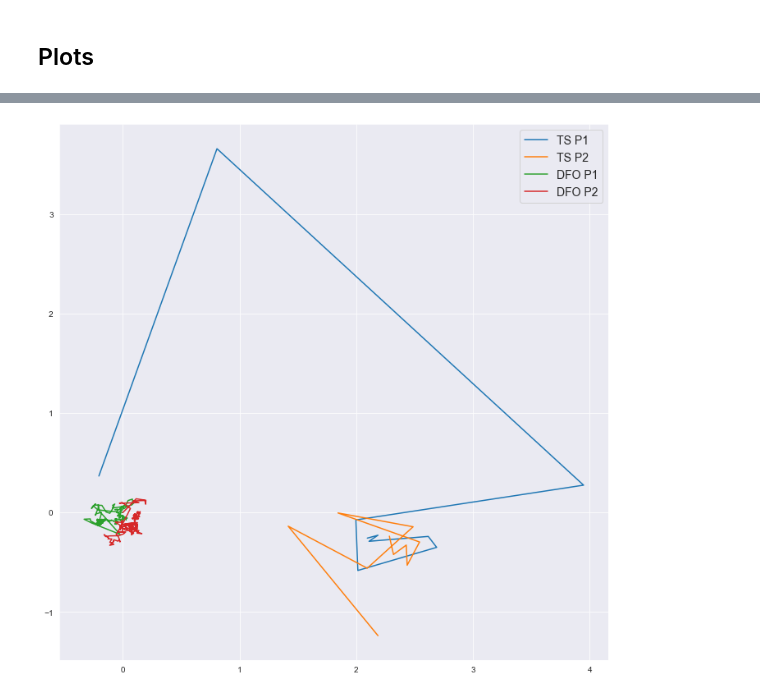
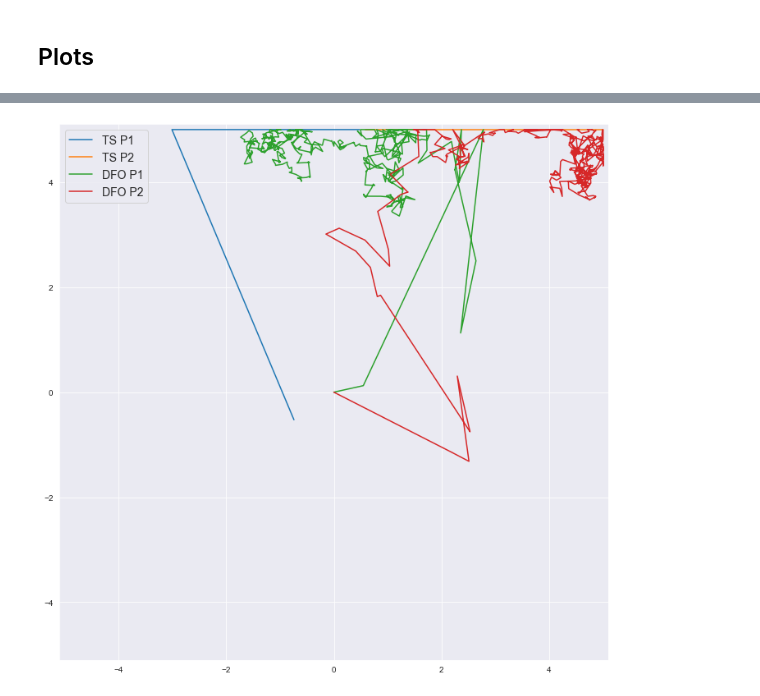
Before and after one commit to evanjfaulkner/DD-Games, a Jupyter notebook: Uber Lyft Simulation/Uber_vs_Lyft_sim.ipynb, the cells around one changed output, grey strips where cells are left out. Saved outputs shown, nothing was run; the diff lists cells and outputs as text; code cells hidden in the pictures.

```diff
--- a/Uber Lyft Simulation/Uber_vs_Lyft_sim.ipynb
+++ b/Uber Lyft Simulation/Uber_vs_Lyft_sim.ipynb
@@ -35,8 +35,8 @@ new_rides['price'] = new_rides.progress_apply(lambda row: 5*math.floor(row['pric
 
 cab_types_ = new_rides.cab_type.unique()
 distances_ = new_rides.distance.unique()
-hours_ = np.array([17,18,19])  # new_rides.hour.unique()
-prices_ = np.array([10, 15])# np.array([5*(i) for i in range(5)])  # new_rides.price.unique()
+hours_ = np.array([16,17,18,19,20])  # new_rides.hour.unique()
+prices_ = np.array([0,5,10,15])# np.array([5*(i) for i in range(5)])  # new_rides.price.unique()
 dates = len(new_rides.date.unique())
 
 g = np.zeros((len(cab_types_),len(prices_),len(hours_),len(distances_)))
@@ -55,8 +55,8 @@ np.random.seed(37)
 # Configurations
 # %%
 x = [17,2]  # [time, distance]
-g_uber = g[np.where(cab_types_=='Uber'),:,np.where(hours_==x[0]),np.where(distances_==x[1])].reshape((-1,1))
-g_lyft = g[np.where(cab_types_=='Lyft'),:,np.where(hours_==x[0]),np.where(distances_==x[1])].reshape((-1,1))
+g_uber = np.sum(g[np.where(cab_types_=='Uber'),:,:,np.where(distances_==x[1])], axis=3).reshape((-1,1))
+g_lyft = np.sum(g[np.where(cab_types_=='Lyft'),:,:,np.where(distances_==x[1])], axis=3).reshape((-1,1))
 
 prices_ = prices_.reshape((-1,1))
 
@@ -66,15 +66,20 @@ print(f'g_lyft = \n{g_lyft}')
 d_1 = len(g_uber)  # Dimension of each player's data/strategy
 d_2 = len(g_lyft)
 
-lambda_p1 = 1
-lambda_p2 = 1
+lambda_p1 = 1e0
+lambda_p2 = 1e0
 
-eta_p1 = 1e-3
-eta_p2 = 1e-3
+eta_p1 = 1e-2
+eta_p2 = 1e-2
 
 mu_p1 = -0.07*g_uber
-gamma_p1 = 0.03*g_uber
+gamma_p1 = 0.02*g_uber
 mu_p2 = -0.07*g_lyft
-gamma_p2 = 0.03*g_lyft
+gamma_p2 = 0.02*g_lyft
+
+print(f'mu_1 = \n{mu_p1}')
+print(f'gamma_1 = \n{gamma_p1}')
+print(f'mu_2 = \n{mu_p2}')
+print(f'gamma_2 = \n{gamma_p2}')
 # %% [output]
 g_uber =
@@ -90,25 +106,28 @@ p1_data_generating_func = sample_from_location_family_rideshare
 p2_data_params = (g_lyft, d_2, mu_p2, gamma_p2, lambda_p2, eta_p2, prices_)
 p2_data_generating_func = sample_from_location_family_rideshare
 # %%
-num_rounds_lst = np.logspace(2,5,10,dtype='int')
-num_test = 10000
+num_rounds_lst = np.logspace(1,5,5,dtype='int')
+num_test = 1000
 num_alternate_rounds = 1000
 # %% [markdown]
 # Run game with 2-stage algorithm
 # %%
+np.random.seed(0)
 p1_risks = []
 p2_risks = []
 theta_final_p1 = []
 theta_final_p2 = []
 
-for num_rounds in num_rounds_lst:
-    print(f"num_rounds = {num_rounds}")
+for num_samples in num_rounds_lst:
+    print(f"num_samples = {num_samples}")
+    rounds_1 = max(math.floor(0.8*num_samples),num_samples-1000)
+    rounds_2 = num_samples-rounds_1
     player_one = TwoStagePlayer()
     player_two = TwoStagePlayer()
     game_ts = DecisionDependentGame(player_one, player_two,
                                     p1_data_params, p2_data_params,
                                     p1_data_generating_func, p2_data_generating_func,
-                                    num_rounds, num_alternate_rounds, num_test)
+                                    num_rounds=rounds_1, num_alternate_rounds=rounds_2, num_test=1000)
 
     game_ts.run_train()
     game_ts.run_post_train_alternating()
@@ -359,18 +372,20 @@ theta_2_dfo =
 # %%
 plt.figure(figsize=(12,12))
 plt.plot(np.array(theta_final_p1)[:,0].squeeze(),
          np.array(theta_final_p1)[:,1].squeeze(), label='TS P1')
 plt.plot(np.array(theta_final_p2)[:,0].squeeze(),
          np.array(theta_final_p2)[:,1].squeeze(), label='TS P2')
 plt.plot(np.array(game_dfo.p1.theta_history)[:,0].squeeze(),
          np.array(game_dfo.p1.theta_history)[:,1].squeeze(), label='DFO P1')
 plt.plot(np.array(game_dfo.p2.theta_history)[:,0].squeeze(),
          np.array(game_dfo.p2.theta_history)[:,1].squeeze(), label='DFO P2')
+plt.xlim(-5.1,5.1)
+plt.ylim(-5.1,5.1)
 plt.legend(fontsize=14)
 plt.savefig('DD_regression_rideshare_trajectory.jpg', format='jpg')
 plt.show()
 # %% [output]
-[figure, old version]
+[figure, new version]
 # %%
 plt.figure(figsize=(10,7))
 plt.plot(-np.squeeze(game_dfo.p1.risk_history))
```
Also changed, not shown: parts of 9 cells of this notebook, 5 other files.
